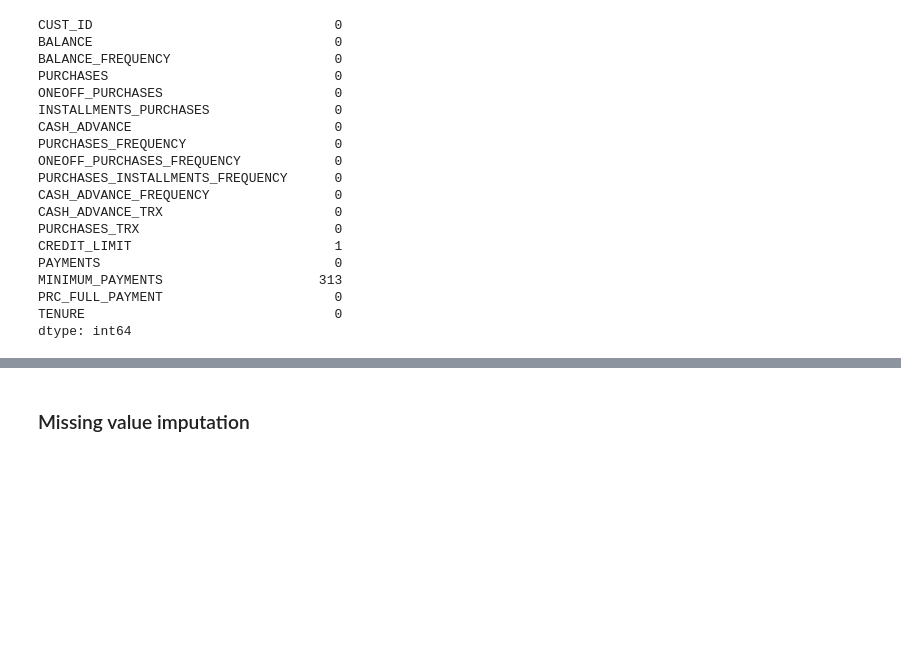
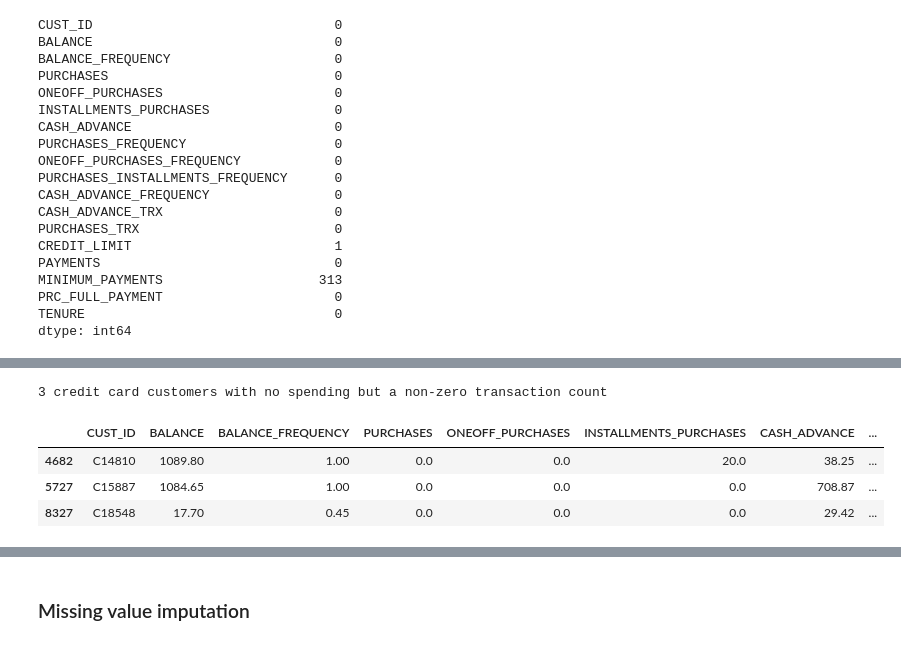
Before and after one commit to xwu0223/MBAN-6400-Project, a Jupyter notebook: MBAN6400_Project_A.ipynb, the cells around one changed output, grey strips where cells are left out. Drawn from its saved outputs; the diff is of its cells as text; code cells hidden in the pictures; blank space fills up the shorter version.

```diff
--- a/MBAN6400_Project_A.ipynb
+++ b/MBAN6400_Project_A.ipynb
@@ -62,0 +69,11 @@ dtype: int64
+# %%
+#Print number of customers who never spent money of their credit card and yet have a transaction above 0
+spent_without_trans = cc_data[cc_data.eval('PURCHASES == 0 & PURCHASES_TRX > 0')]
+print(len(spent_without_trans),'credit card customers with no spending but a non-zero transaction count')
+spent_without_trans
+# %% [output]
+3 credit card customers with no spending but a non-zero transaction count
+|  | CUST_ID | BALANCE | BALANCE_FREQUENCY | PURCHASES | ONEOFF_PURCHASES | INSTALLMENTS_PURCHASES | CASH_ADVANCE | ... |
+| 4682 | C14810 | 1089.80 | 1.00 | 0.0 | 0.0 | 20.0 | 38.25 | ... |
+| 5727 | C15887 | 1084.65 | 1.00 | 0.0 | 0.0 | 0.0 | 708.87 | ... |
+| 8327 | C18548 | 17.70 | 0.45 | 0.0 | 0.0 | 0.0 | 29.42 | ... |
```
Also changed, not shown: parts of 3 cells of this notebook.
